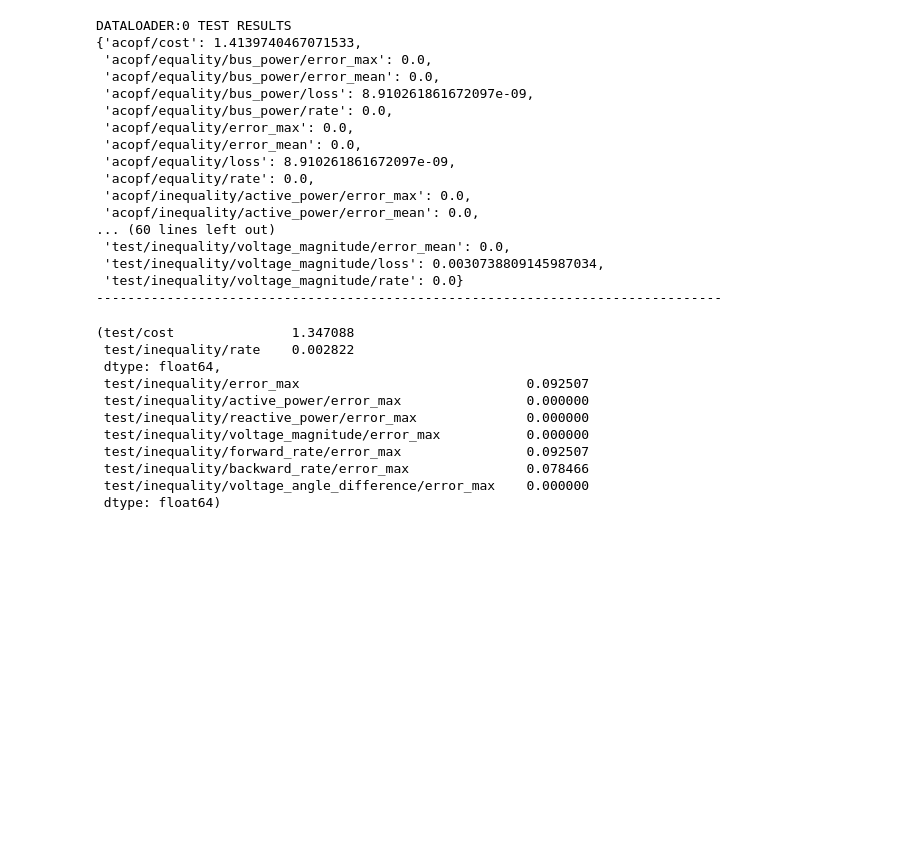
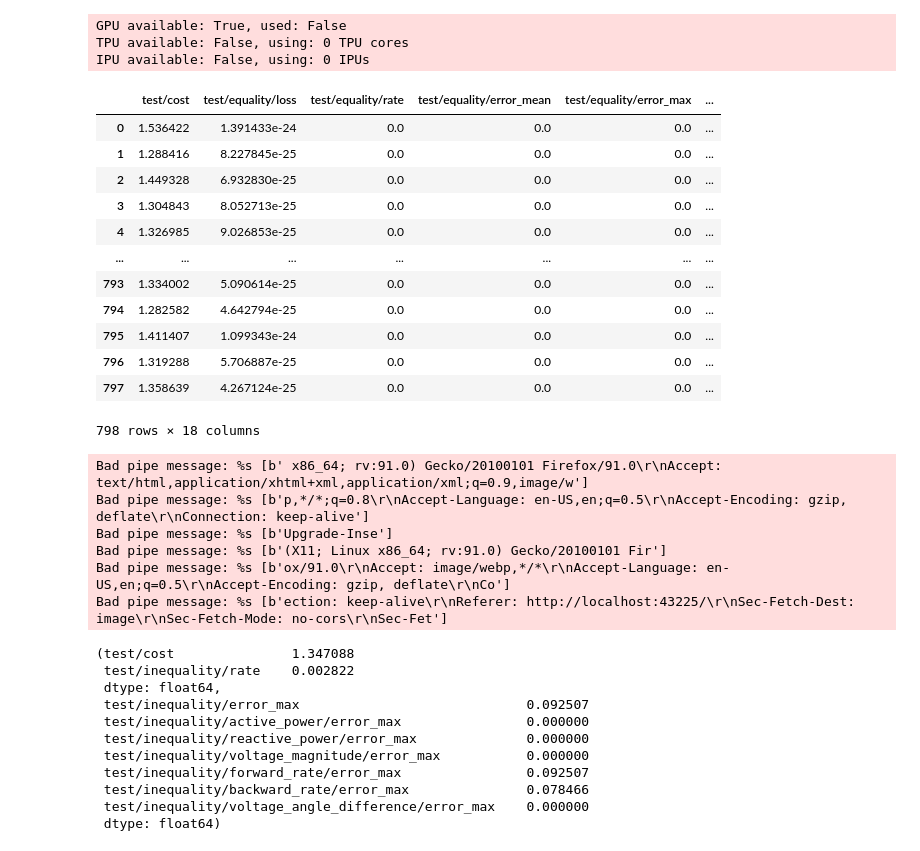
Before and after one commit to Damowerko/opf, a Jupyter notebook: paper/analysis.ipynb, the cells around one changed output. Drawn from its saved outputs; the diff is of its cells as text; code cells hidden in the pictures; blank space fills up the shorter version.

```diff
--- a/paper/analysis.ipynb
+++ b/paper/analysis.ipynb
@@ -63,34 +50,29 @@ _IncompatibleKeys(missing_keys=[], unexpected_keys=['p_mask', 'q_mask', 'p_min',
-# %%
-from pytorch_lightning.callbacks import Callback
-
-results = []
-class CustomCallback(Callback):
-    def on_test_batch_end(self, trainer, pl_module, outputs, batch, batch_idx, dataloader_idx):
-            results.append({k: v.item() for k,v in outputs.items()})
-
-barrier.double()
-barrier.detailed_metrics = True
-trainer.callbacks.append(CustomCallback())
-trainer.test(barrier, datamodule=dm)
-df = pd.DataFrame(results)
-# %% [output]
-DATALOADER:0 TEST RESULTS
-{'acopf/cost': 1.4139740467071533,
- 'acopf/equality/bus_power/error_max': 0.0,
- 'acopf/equality/bus_power/error_mean': 0.0,
- 'acopf/equality/bus_power/loss': 8.910261861672097e-09,
- 'acopf/equality/bus_power/rate': 0.0,
- 'acopf/equality/error_max': 0.0,
- 'acopf/equality/error_mean': 0.0,
- 'acopf/equality/loss': 8.910261861672097e-09,
- 'acopf/equality/rate': 0.0,
- 'acopf/inequality/active_power/error_max': 0.0,
- 'acopf/inequality/active_power/error_mean': 0.0,
-... (60 lines left out)
- 'test/inequality/voltage_magnitude/error_mean': 0.0,
- 'test/inequality/voltage_magnitude/loss': 0.0030738809145987034,
- 'test/inequality/voltage_magnitude/rate': 0.0}
---------------------------------------------------------------------------------
+# %%
+outputs = utils.test(barrier, trainer, dm)
+outputs
+# %% [output]
+GPU available: True, used: False
+TPU available: False, using: 0 TPU cores
+IPU available: False, using: 0 IPUs
+|  | test/cost | test/equality/loss | test/equality/rate | test/equality/error_mean | test/equality/error_max | ... |
+| 0 | 1.536422 | 1.391433e-24 | 0.0 | 0.0 | 0.0 | ... |
+| 1 | 1.288416 | 8.227845e-25 | 0.0 | 0.0 | 0.0 | ... |
+| 2 | 1.449328 | 6.932830e-25 | 0.0 | 0.0 | 0.0 | ... |
+| 3 | 1.304843 | 8.052713e-25 | 0.0 | 0.0 | 0.0 | ... |
+| 4 | 1.326985 | 9.026853e-25 | 0.0 | 0.0 | 0.0 | ... |
+| ... | ... | ... | ... | ... | ... | ... |
+| 793 | 1.334002 | 5.090614e-25 | 0.0 | 0.0 | 0.0 | ... |
+| 794 | 1.282582 | 4.642794e-25 | 0.0 | 0.0 | 0.0 | ... |
+| 795 | 1.411407 | 1.099343e-24 | 0.0 | 0.0 | 0.0 | ... |
+| 796 | 1.319288 | 5.706887e-25 | 0.0 | 0.0 | 0.0 | ... |
+| 797 | 1.358639 | 4.267124e-25 | 0.0 | 0.0 | 0.0 | ... |
+798 rows × 18 columns
+Bad pipe message: %s [b' x86_64; rv:91.0) Gecko/20100101 Firefox/91.0\r\nAccept: text/html,application/xhtml+xml,application/xml;q=0.9,image/w']
+Bad pipe message: %s [b'p,*/*;q=0.8\r\nAccept-Language: en-US,en;q=0.5\r\nAccept-Encoding: gzip, deflate\r\nConnection: keep-alive']
+Bad pipe message: %s [b'Upgrade-Inse']
+Bad pipe message: %s [b'(X11; Linux x86_64; rv:91.0) Gecko/20100101 Fir']
+Bad pipe message: %s [b'ox/91.0\r\nAccept: image/webp,*/*\r\nAccept-Language: en-US,en;q=0.5\r\nAccept-Encoding: gzip, deflate\r\nCo']
+Bad pipe message: %s [b'ection: keep-alive\r\nReferer: http://localhost:43225/\r\nSec-Fetch-Dest: image\r\nSec-Fetch-Mode: no-cors\r\nSec-Fet']
 # %%
 (df[["test/cost","test/inequality/rate"]].mean(),
 df[[
```
Also changed, not shown: parts of 5 cells of this notebook, 8 other files.
